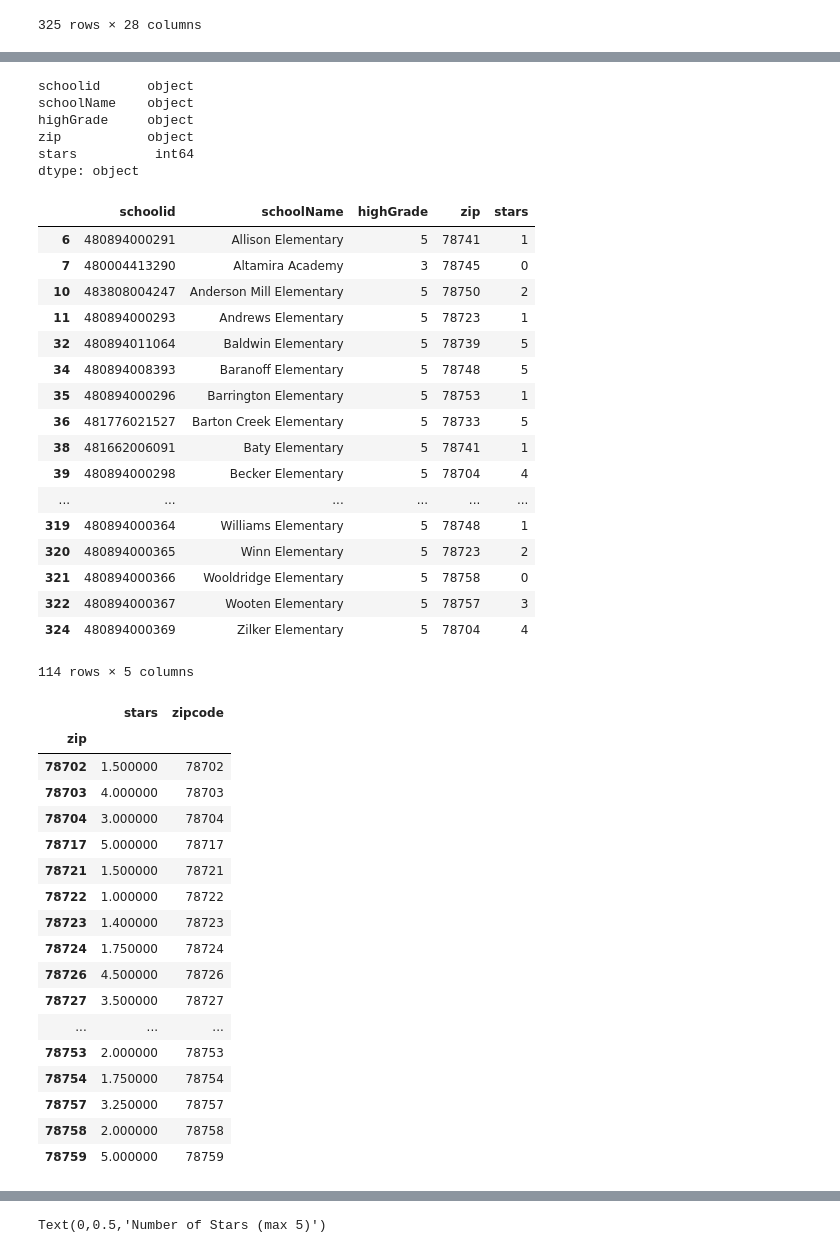
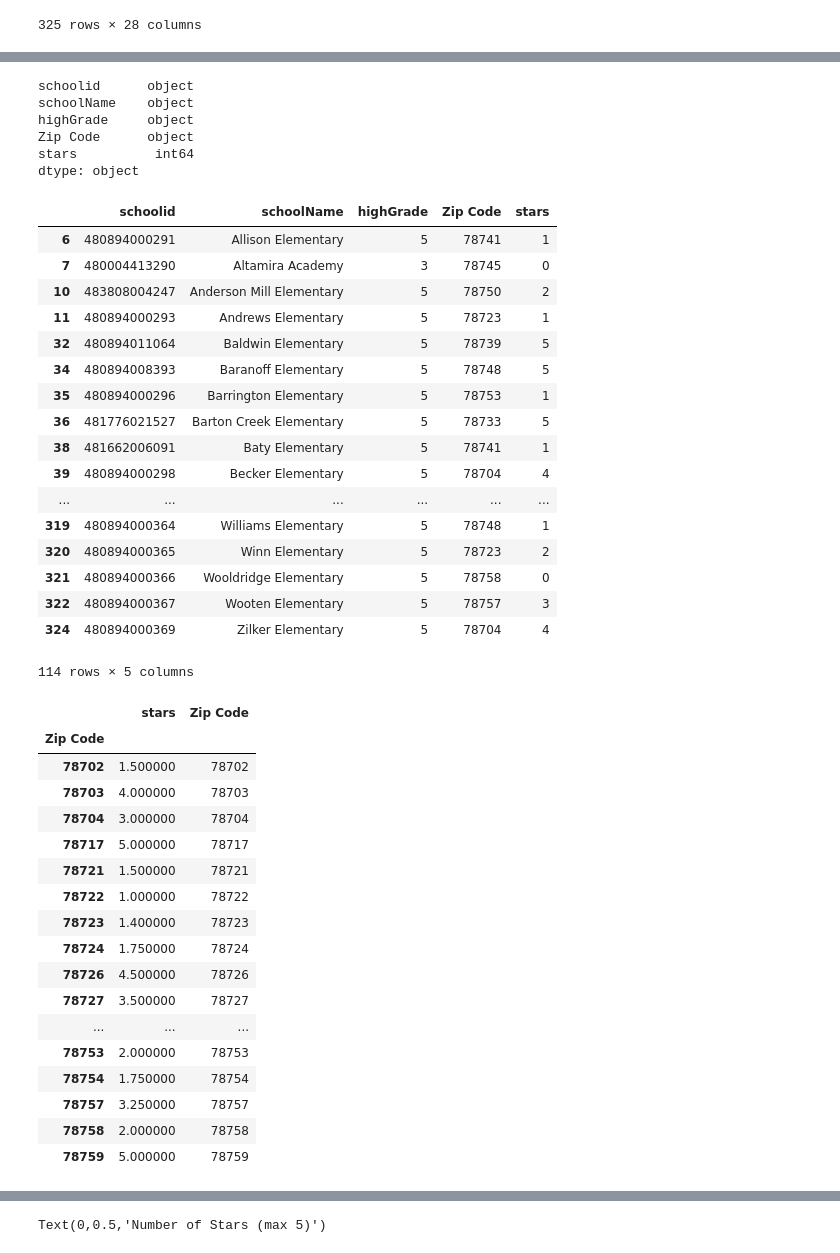
Before and after one commit to rehmanali001/Project1, a Jupyter notebook: School_Digger_Request.ipynb, the cells around one changed output, grey strips where cells are left out. Saved outputs shown, nothing was run; the diff lists cells and outputs as text; code cells hidden in the pictures.

```diff
--- a/School_Digger_Request.ipynb
+++ b/School_Digger_Request.ipynb
@@ -164,4 +145,5 @@ dtype: int64
 # %%
 schools_df = final_response_df[["schoolid","schoolName","highGrade","zip","stars"]]
+schools_df = schools_df.rename(columns={"zip":"Zip Code"})
 schools_df
 # %% [output]
@@ -223,15 +205,15 @@ schools.dtypes
 schoolid      object
 schoolName    object
 highGrade     object
-zip           object
+Zip Code      object
 stars          int64
 dtype: object
 # %%
-grouped_zip_df = schools.groupby(['zip'])
+grouped_zip_df = schools.groupby(['Zip Code'])
 grouped_zip_df.head()
 #print(grouped_zip_df)
 # %% [output]
-|  | schoolid | schoolName | highGrade | zip | stars |
+|  | schoolid | schoolName | highGrade | Zip Code | stars |
 | 6 | 480894000291 | Allison Elementary | 5 | 78741 | 1 |
 | 7 | 480004413290 | Altamira Academy | 3 | 78745 | 0 |
 | 10 | 483808004247 | Anderson Mill Elementary | 5 | 78750 | 2 |
@@ -251,13 +233,13 @@ grouped_zip_df.head()
 114 rows × 5 columns
 # %%
 average_stars_df = grouped_zip_df.mean()
-average_stars_df['zipcode']=average_stars_df.index
+average_stars_df['Zip Code']=average_stars_df.index
 average_stars_df
 
 #
 # %% [output]
-|  | stars | zipcode |
-| zip |  |  |
+|  | stars | Zip Code |
+| Zip Code |  |  |
 | 78702 | 1.500000 | 78702 |
 | 78703 | 4.000000 | 78703 |
 | 78704 | 3.000000 | 78704 |
```
Also changed, not shown: parts of 10 cells of this notebook, 10 other files.
